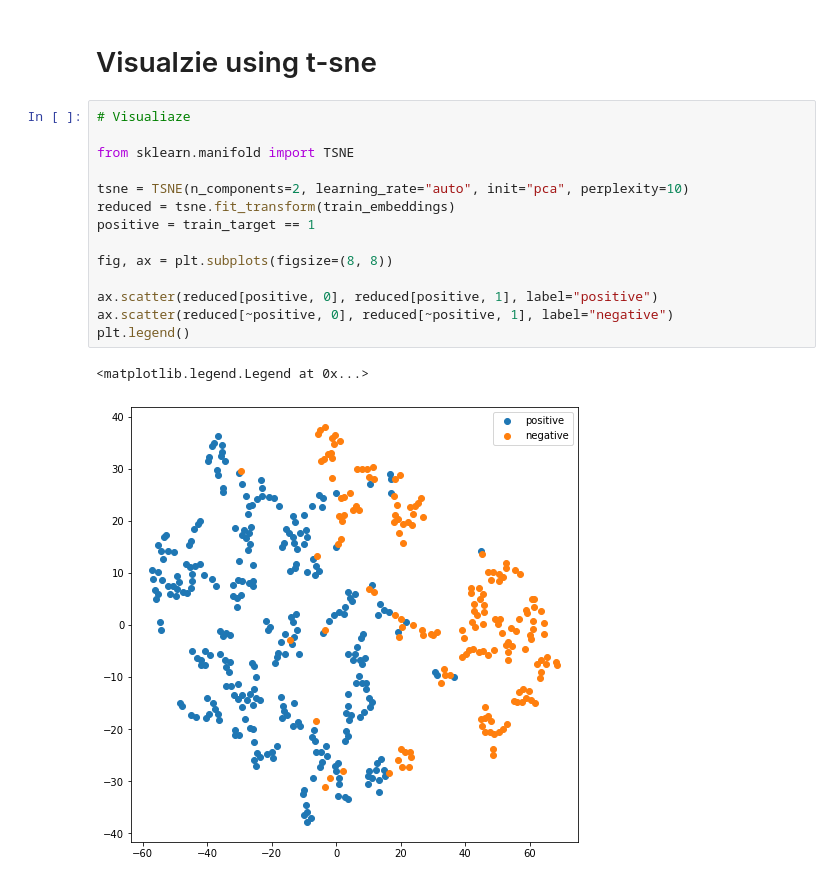
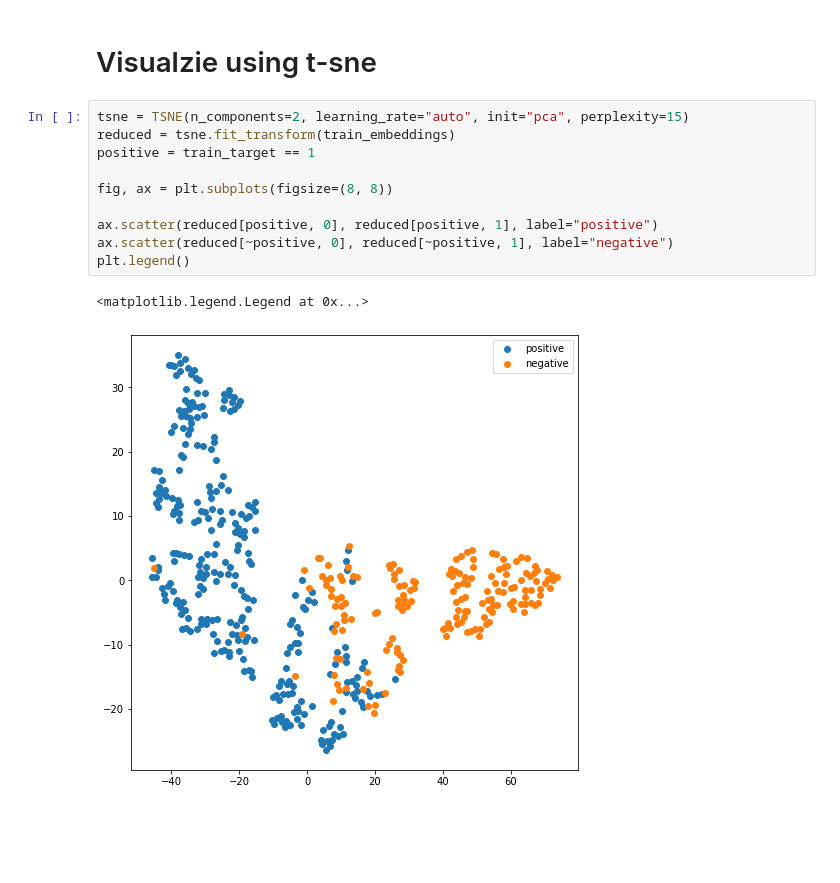
Before and after one commit to clabrugere/pytorch-scarf, a Jupyter notebook: example/example.ipynb, the cells around one changed output. Drawn from its saved outputs; the diff is of its cells as text; blank space fills up the shorter version.

```diff
--- a/example/example.ipynb
+++ b/example/example.ipynb
@@ -171,19 +173,15 @@ weighted avg       0.97      0.96      0.96       114
 # %% [markdown]
 # Visualzie using t-sne
 # %%
-# Visualiaze
-
-from sklearn.manifold import TSNE
-
-tsne = TSNE(n_components=2, learning_rate="auto", init="pca", perplexity=10)
+tsne = TSNE(n_components=2, learning_rate="auto", init="pca", perplexity=15)
 reduced = tsne.fit_transform(train_embeddings)
 positive = train_target == 1
 
 fig, ax = plt.subplots(figsize=(8, 8))
 
 ax.scatter(reduced[positive, 0], reduced[positive, 1], label="positive")
 ax.scatter(reduced[~positive, 0], reduced[~positive, 1], label="negative")
 plt.legend()
 # %% [output]
 <matplotlib.legend.Legend at 0x...>
-[figure, old version]
+[figure, new version]
```
Also changed, not shown: parts of 2 cells of this notebook, 2 other files.
